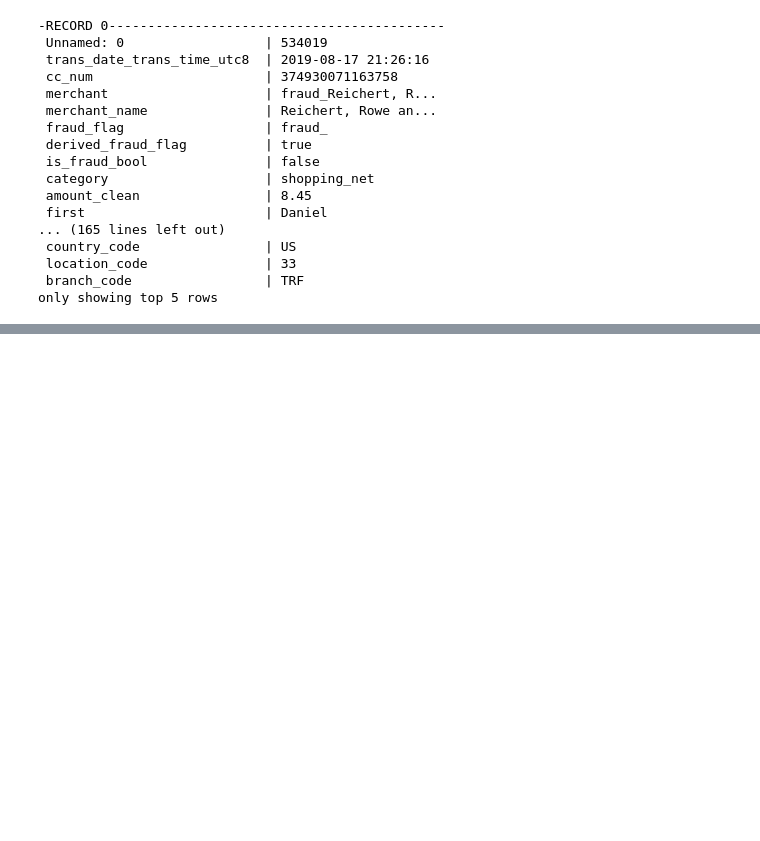
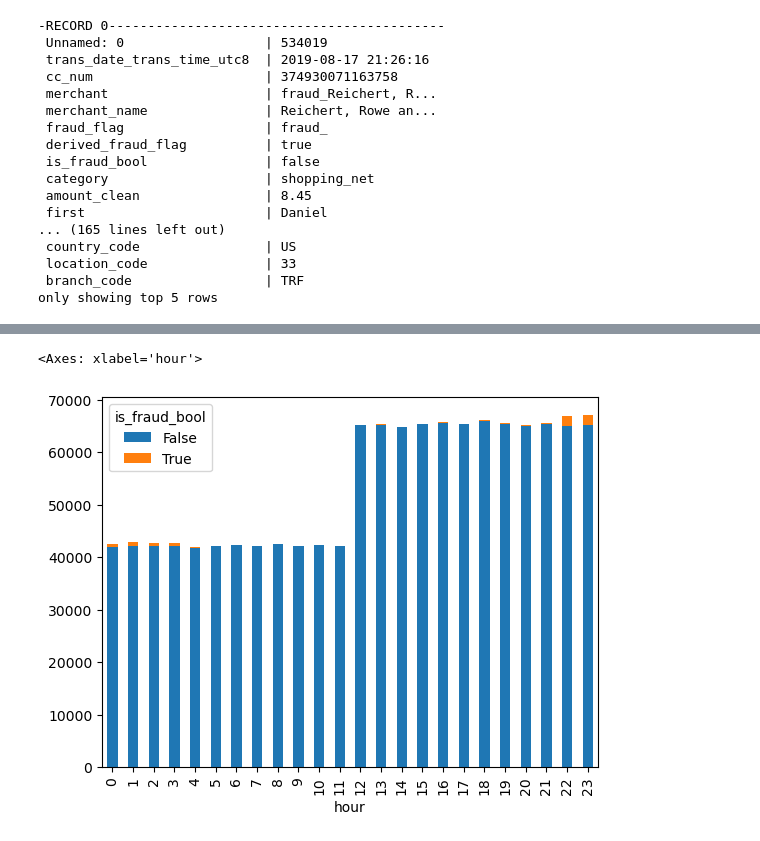
Before and after one commit to ainurafifah00/PySpark_cleaning_and_visualization, a Jupyter notebook: Data Cleaning & Visualization using PySpark.ipynb, the cells around one changed output, grey strips where cells are left out. Drawn from its saved outputs; the diff is of its cells as text; code cells hidden in the pictures; blank space fills up the shorter version.

Commit message:
added visualization for fraud

```diff
--- a/Data Cleaning & Visualization using PySpark.ipynb
+++ b/Data Cleaning & Visualization using PySpark.ipynb
@@ -506,0 +475,9 @@ m
+# %%
+from pyspark.sql.functions import hour
+
+df.withColumn("hour",
+              hour("trans_date_trans_time_utc8")).groupBy("hour", "is_fraud_bool").count().toPandas().pivot(
+    index="hour", columns="is_fraud_bool", values="count").plot(kind='bar', stacked=True)
+# %% [output]
+<Axes: xlabel='hour'>
+[figure, added]
```
Also changed, not shown: parts of 10 cells of this notebook.
